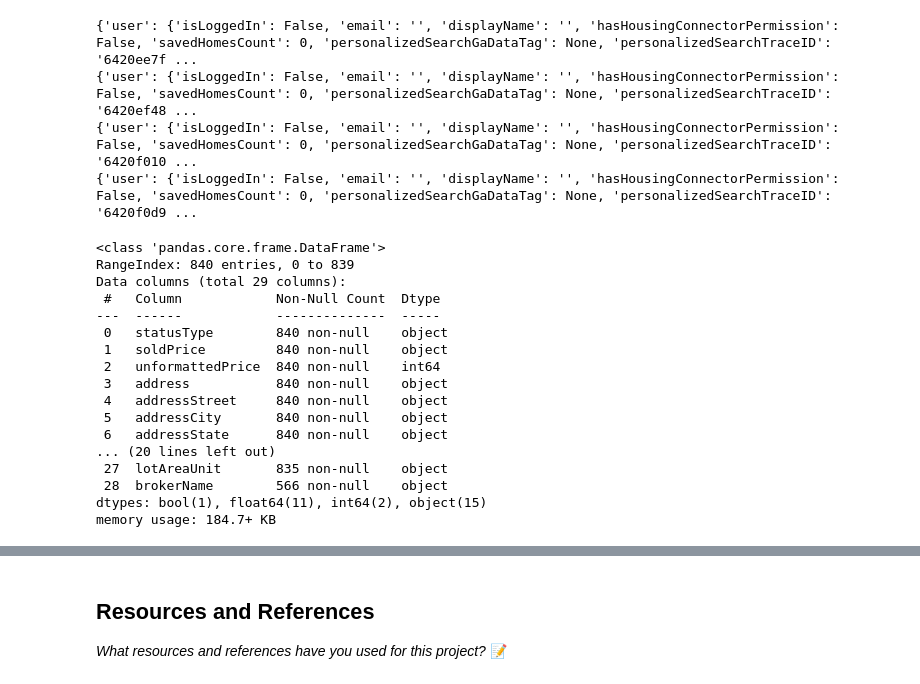
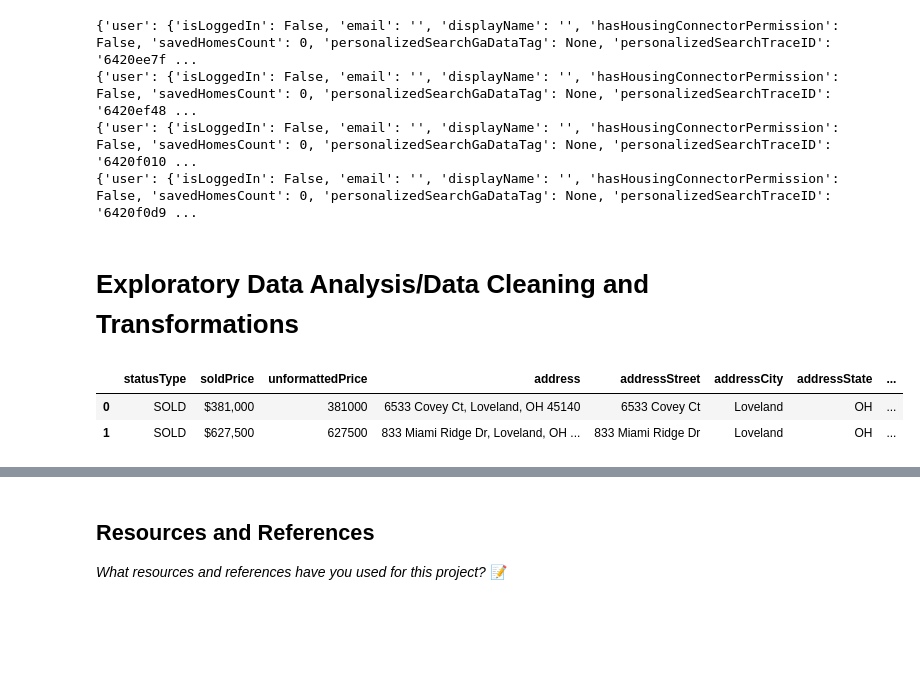
Before and after one commit to JoshAnness/Loveland-Housing-Model, a Jupyter notebook: LovelandHousing.ipynb, the cells around one changed output, grey strips where cells are left out. Drawn from its saved outputs; the diff is of its cells as text; code cells hidden in the pictures; blank space fills up the shorter version.

```diff
--- a/LovelandHousing.ipynb
+++ b/LovelandHousing.ipynb
@@ -159,22 +161,4 @@ for page in range(1, total_pages+1):
 holder = (list(zip(statusType,soldPrice,unformattedPrice,address,addressStreet,addressCity,addressState,addressZipcode,beds,baths,area,isZillowOwned,variableData,hdpData,latitude,longitude,price,dateSold,homeType,homeStatus,zestimate,rentZestimate,priceForHDP,currency,country,taxAssessedValue,lotAreaValue,lotAreaUnit,brokerName)))
 columns = ['statusType', 'soldPrice', 'unformattedPrice', 'address', 'addressStreet', 'addressCity', 'addressState', 'addressZipcode', 'beds', 'baths', 'area', 'isZillowOwned', 'variableData', 'hdpData', 'latitude', 'longitude', 'price', 'dateSold', 'homeType', 'homeStatus', 'zestimate', 'rentZestimate', 'priceForHDP', 'currency', 'country', 'taxAssessedValue', 'lotAreaValue', 'lotAreaUnit', 'brokerName']
 houses = pd.DataFrame(holder, columns=columns)
-houses.info()
+houses.to_csv('houses.csv', index=False)
-# %% [output]
-<class 'pandas.core.frame.DataFrame'>
-RangeIndex: 840 entries, 0 to 839
-Data columns (total 29 columns):
- #   Column            Non-Null Count  Dtype
----  ------            --------------  -----
- 0   statusType        840 non-null    object
- 1   soldPrice         840 non-null    object
- 2   unformattedPrice  840 non-null    int64
- 3   address           840 non-null    object
- 4   addressStreet     840 non-null    object
- 5   addressCity       840 non-null    object
- 6   addressState      840 non-null    object
-... (20 lines left out)
- 27  lotAreaUnit       835 non-null    object
- 28  brokerName        566 non-null    object
-dtypes: bool(1), float64(11), int64(2), object(15)
-memory usage: 184.7+ KB
@@ -182,0 +165,10 @@ houses.to_csv('houses.csv', index=False)
+# %% [markdown]
+# Exploratory Data Analysis/Data Cleaning and Transformations
+# %%
+houses = pd.read_csv('houses.csv')
+pd.set_option('display.max_columns', None)
+houses.head(2)
+# %% [output]
+|  | statusType | soldPrice | unformattedPrice | address | addressStreet | addressCity | addressState | ... |
+| 0 | SOLD | $381,000 | 381000 | 6533 Covey Ct, Loveland, OH 45140 | 6533 Covey Ct | Loveland | OH | ... |
+| 1 | SOLD | $627,500 | 627500 | 833 Miami Ridge Dr, Loveland, OH ... | 833 Miami Ridge Dr | Loveland | OH | ... |
```
Also changed, not shown: parts of 8 cells of this notebook.
